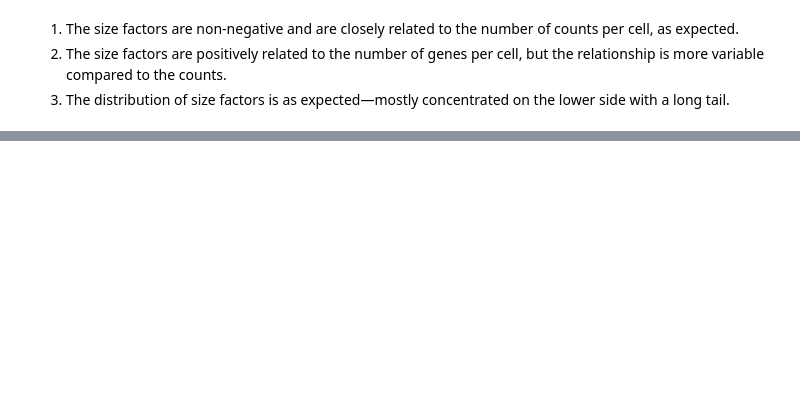
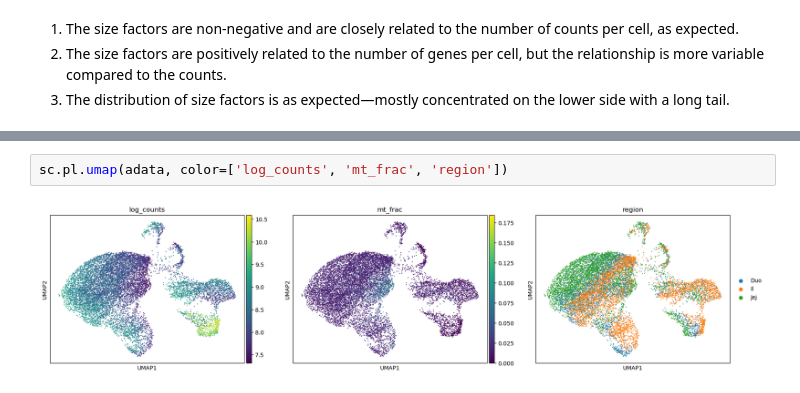
Before and after one commit to DC43-yiyang/MD, a Jupyter notebook: single_analysis.ipynb, the cells around one changed output, grey strips where cells are left out. Drawn from its saved outputs; the diff is of its cells as text; blank space fills up the shorter version.

```diff
--- a/single_analysis.ipynb
+++ b/single_analysis.ipynb
@@ -272,0 +367,4 @@ plt.show()
+# %%
+sc.pl.umap(adata, color=['log_counts', 'mt_frac', 'region'])
+# %% [output]
+[figure, added]
```
Also changed, not shown: parts of 27 cells of this notebook.
